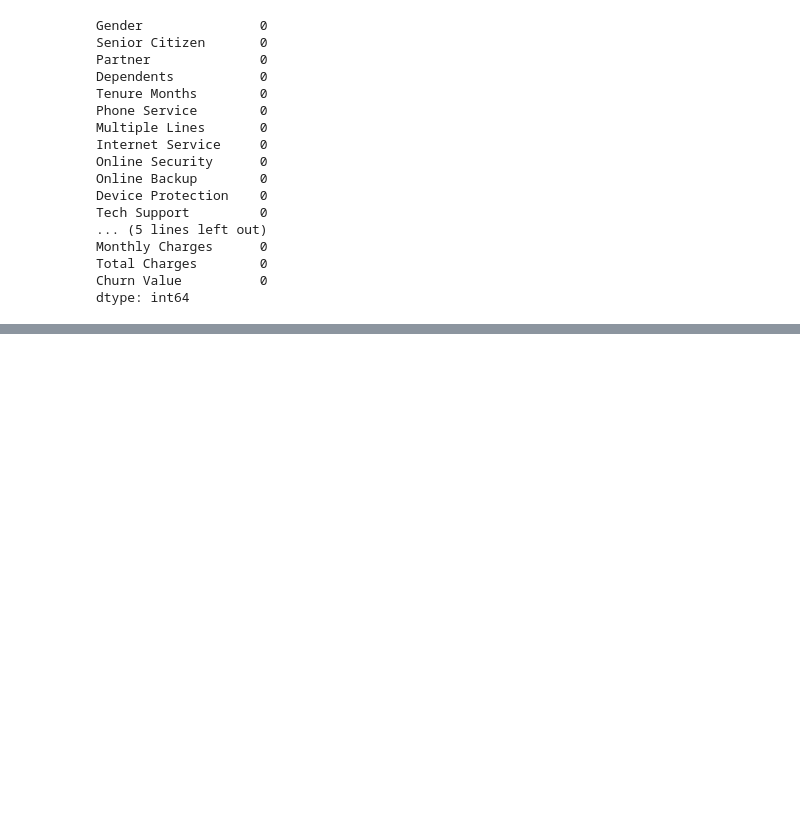
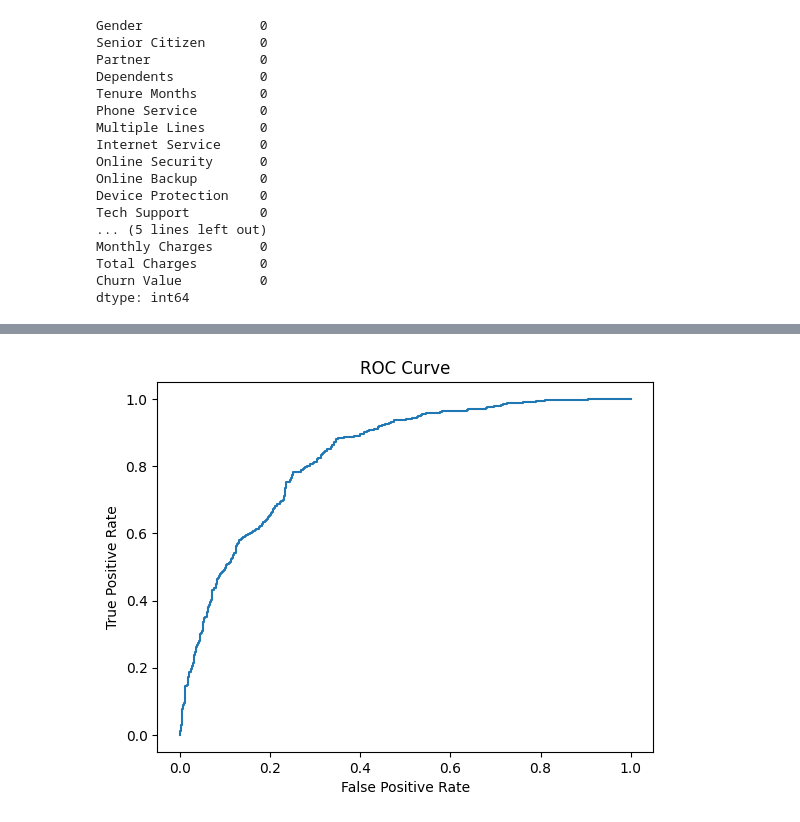
Before and after one commit to KARTHIK-SRINIVAS47/Churn_Prediction, a Jupyter notebook: notebooks/EDA.ipynb, the cells around one changed output, grey strips where cells are left out. Drawn from its saved outputs; the diff is of its cells as text; code cells hidden in the pictures; blank space fills up the shorter version.

```diff
--- a/notebooks/EDA.ipynb
+++ b/notebooks/EDA.ipynb
@@ -122,14 +174,30 @@ See https://pandas.pydata.org/docs/user_guide/migration-3-strings.html#string-mi
 # %%
-from sklearn.model_selection import  train_test_split
+from sklearn.model_selection import train_test_split
 
-X_train,X_test,Y_train,Y_test =train_test_split(X,Y,test_size =0.2, random_state= 47)
+X_train, X_test, Y_train, Y_test = train_test_split(
+    X, Y,
+    test_size=0.2,
+    random_state=47,
+    stratify=Y
+)
 # %%
-from sklearn.preprocessing import OneHotEncoder,StandardScaler
+from sklearn.preprocessing import OneHotEncoder, StandardScaler
 from sklearn.compose import ColumnTransformer
+from sklearn.pipeline import Pipeline
+from sklearn.linear_model import LogisticRegression
 
-preprocessor  = ColumnTransformer(
-    transformers =[
-        ("num",StandardScaler(),numerical_cols),
-        ("cat",OneHotEncoder(handle_unknown= "ignore"),categorical_cols)
+preprocessor = ColumnTransformer(
+    transformers=[
+        ("num", StandardScaler(), numerical_cols),
+        ("cat", OneHotEncoder(handle_unknown="ignore"), categorical_cols)
     ]
 )
+
+model_pipeline = Pipeline(steps=[
+    ("preprocessor", preprocessor),
+    ("model", LogisticRegression(
+        max_iter=1000,
+        class_weight="balanced",   # 🔥 THIS IS THE KEY LINE
+        solver="lbfgs"
+    ))
+])
@@ -140,8 +204,3 @@ from sklearn.pipeline import Pipeline
-# %%
-model_pipeline = Pipeline(steps=[
-    ("preprocessor",preprocessor),
-    ("classifier", LogisticRegression(max_iter=1000, random_state=42))
-])
 # %%
 model_pipeline.fit(X_train,Y_train)
 # %% [output]
@@ -193,0 +256,12 @@ confusion matrix:
+# %%
+from sklearn.metrics import roc_curve
+import matplotlib.pyplot as plt
+
+fpr, tpr, _ = roc_curve(Y_test, y_proba)
+plt.plot(fpr, tpr)
+plt.xlabel("False Positive Rate")
+plt.ylabel("True Positive Rate")
+plt.title("ROC Curve")
+plt.show()
+# %% [output]
+[figure, added]
```
Also changed, not shown: parts of 12 cells of this notebook, 2 other files.
